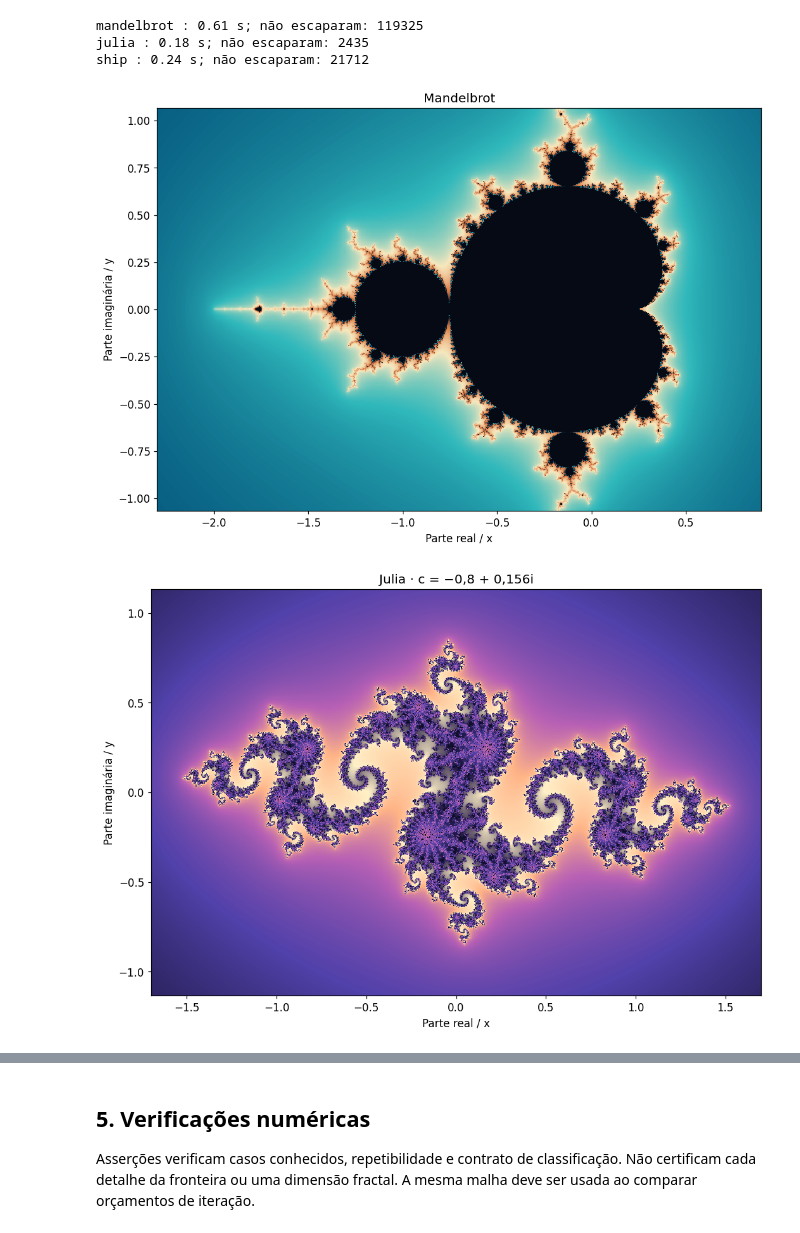
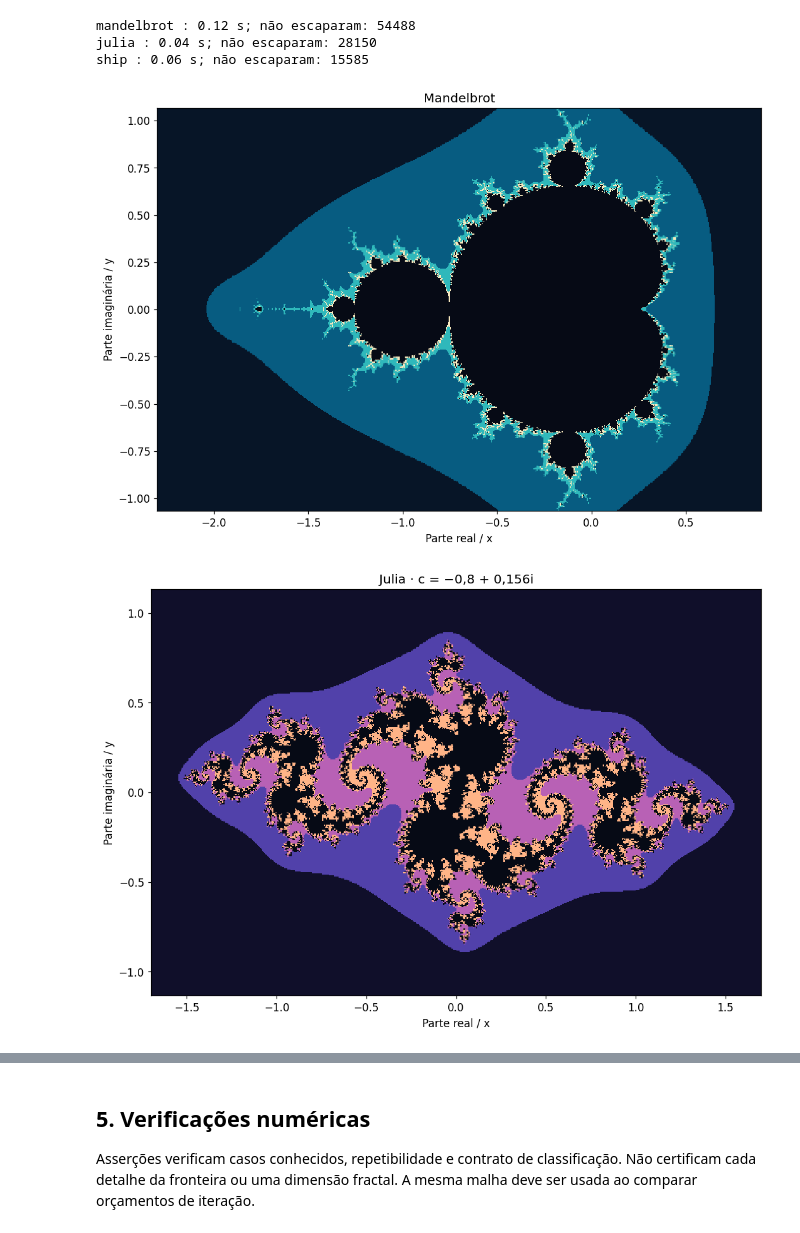
Before and after one commit to luigiscofano/usp-metodos-numericos, a Jupyter notebook: notebooks/08_fractais_exploracao.ipynb, the cells around one changed output, grey strips where cells are left out. Drawn from its saved outputs; the diff is of its cells as text; code cells hidden in the pictures.

Commit message:
Simplificar fractais: menos iterações e cores sólidas (#8)
* refactor: reduzir orçamento e usar cores sólidas no estudo de fractais

* docs: explicar versão didática com menos iterações e sem degradê

```diff
--- a/notebooks/08_fractais_exploracao.ipynb
+++ b/notebooks/08_fractais_exploracao.ipynb
@@ -16,10 +18,13 @@ from time import perf_counter
 import numpy as np
 import matplotlib
 import matplotlib.pyplot as plt
-from matplotlib.colors import LinearSegmentedColormap, ListedColormap
+from matplotlib.colors import ListedColormap
 
-QUALIDADE = "padrao"  # Troque por "alta" para exportação em resolução maior.
-LARGURA, ALTURA = (1800, 1200) if QUALIDADE == "alta" else (900, 600)
+# Orçamento pequeno para estudar e experimentar rapidamente.
+LARGURA, ALTURA = 600, 400
+ITERACOES_ESCAPE = 80
+ITERACOES_NEWTON = 30
+PONTOS_SAMAMBAIA = 30_000
 FIGURAS = Path("figuras_fractais")
 FIGURAS.mkdir(exist_ok=True)
 plt.rcParams.update({"figure.figsize": (10, 6.8), "figure.dpi": 110,
@@ -57,5 +62,5 @@ A implementação mantém apenas índices ativos, evitando atualizar pontos que
 # %%
-def escape(z_inicial, parametros, maxiter=600, raio=4.0, navio=False):
+def escape(z_inicial, parametros, maxiter=ITERACOES_ESCAPE, raio=4.0, navio=False):
     """Calcula escape sem iterar pontos já resolvidos; retorna campo e máscara."""
     if maxiter < 1 or raio <= 1:
         raise ValueError("Use maxiter positivo e raio maior que 1.")
@@ -75,40 +80,42 @@ def escape(z_inicial, parametros, maxiter=600, raio=4.0, navio=False):
         modulo = np.abs(valores)
         saiu = modulo > raio
         indices = ativos[saiu]
-        tempo[indices] = k + 1 - np.log2(np.log(modulo[saiu]))
+        tempo[indices] = k + 1  # Contagem simples de passos até escapar.
         escapou[indices] = True
         ativos = ativos[~saiu]
         if ativos.size == 0:
             break
     return tempo.reshape(forma), escapou.reshape(forma)
 
 def colorir(tempo, escapou, cores):
-    mapa = LinearSegmentedColormap.from_list("fractal", cores)
-    intensidade = np.mod(np.log1p(np.maximum(tempo, 0)) * .23, 1)
-    rgb = mapa(intensidade)[..., :3]
+    # Quatro faixas fixas de iterações; nenhuma interpolação de cores.
+    from matplotlib.colors import to_rgb
+    paleta = np.array([to_rgb(cor) for cor in cores[:4]])
+    faixas = np.digitize(tempo, [5, 15, 35])
+    rgb = paleta[faixas]
     rgb[~escapou] = (0.025, .043, .086)
     return rgb
 
 paletas = {
     "mandelbrot": ["#071527", "#075c81", "#2fb8bb", "#f7e8be", "#dc7b44", "#091426"],
     "julia": ["#100f2a", "#5141aa", "#b861b5", "#ffb487", "#fff1c8", "#231945"],
     "ship": ["#071721", "#126a72", "#92d4b7", "#f6e7af", "#b65f30", "#102231"]}
 experimentos = [
     ("Mandelbrot", (-2.3, .9, -1.067, 1.067), "mandelbrot"),
     ("Julia · c = −0,8 + 0,156i", (-1.7, 1.7, -1.1333, 1.1333), "julia"),
     ("Burning Ship · detalhe", (-1.82, -1.70, -.09, -.01), "ship")]
 resultados = {}
 for titulo, limites, tipo in experimentos:
     grade = malha(limites)
     inicio = perf_counter()
     campo, mascara = escape(grade if tipo == "julia" else np.zeros_like(grade),
                             -.8 + .156j if tipo == "julia" else grade, navio=tipo == "ship")
     resultados[tipo] = (campo, mascara)
     print(tipo, ":", round(perf_counter() - inicio, 2), "s; não escaparam:", np.count_nonzero(~mascara))
     mostrar(colorir(campo, mascara, paletas[tipo]), limites, titulo, tipo + ".png")
 # %% [output]
-mandelbrot : 0.61 s; não escaparam: 119325
-julia : 0.18 s; não escaparam: 2435
-ship : 0.24 s; não escaparam: 21712
+mandelbrot : 0.12 s; não escaparam: 54488
+julia : 0.04 s; não escaparam: 28150
+ship : 0.06 s; não escaparam: 15585
-[figure, old version]
+[figure, new version]
-[figure, old version]
+[figure, new version]
```
Also changed, not shown: parts of 10 cells of this notebook, 1 other file.
